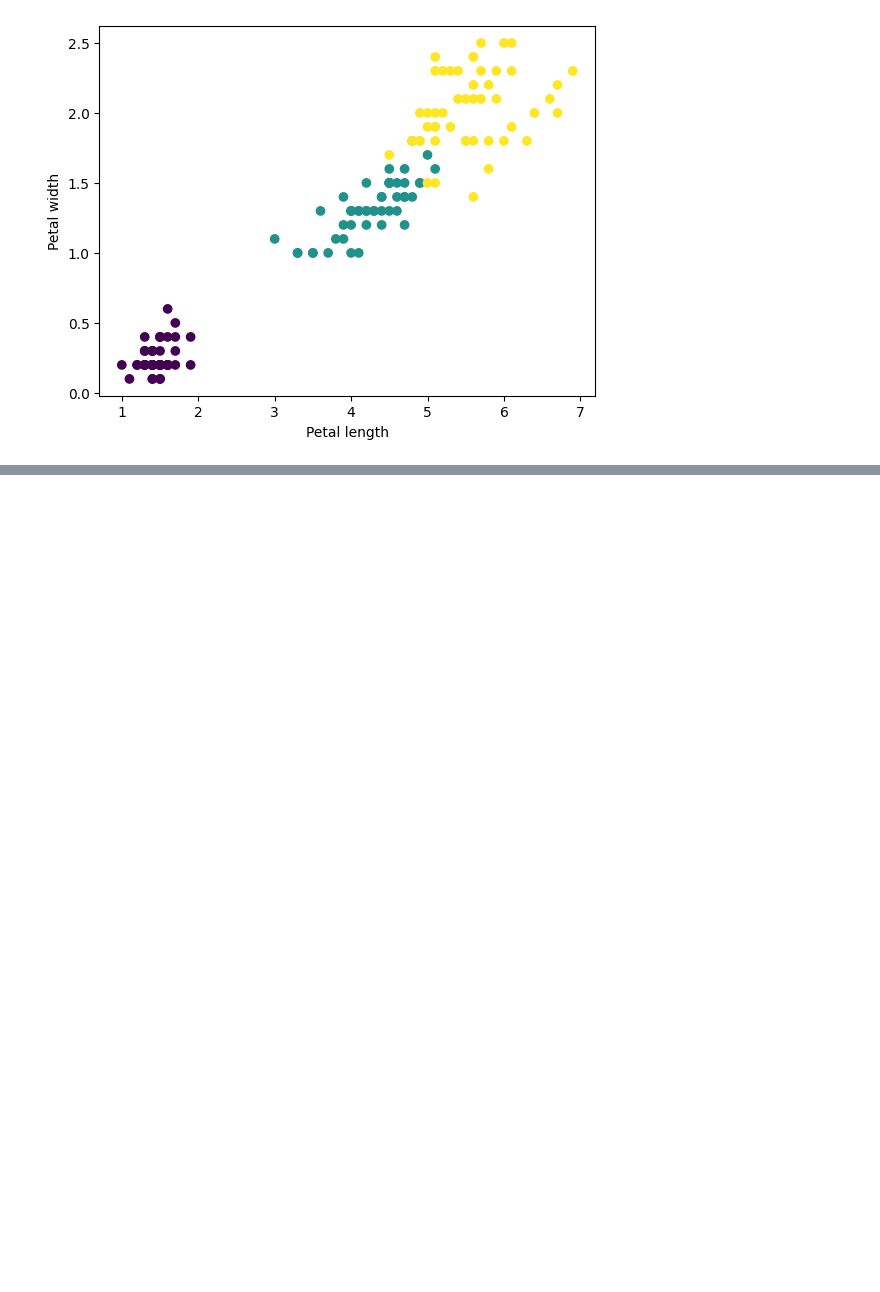
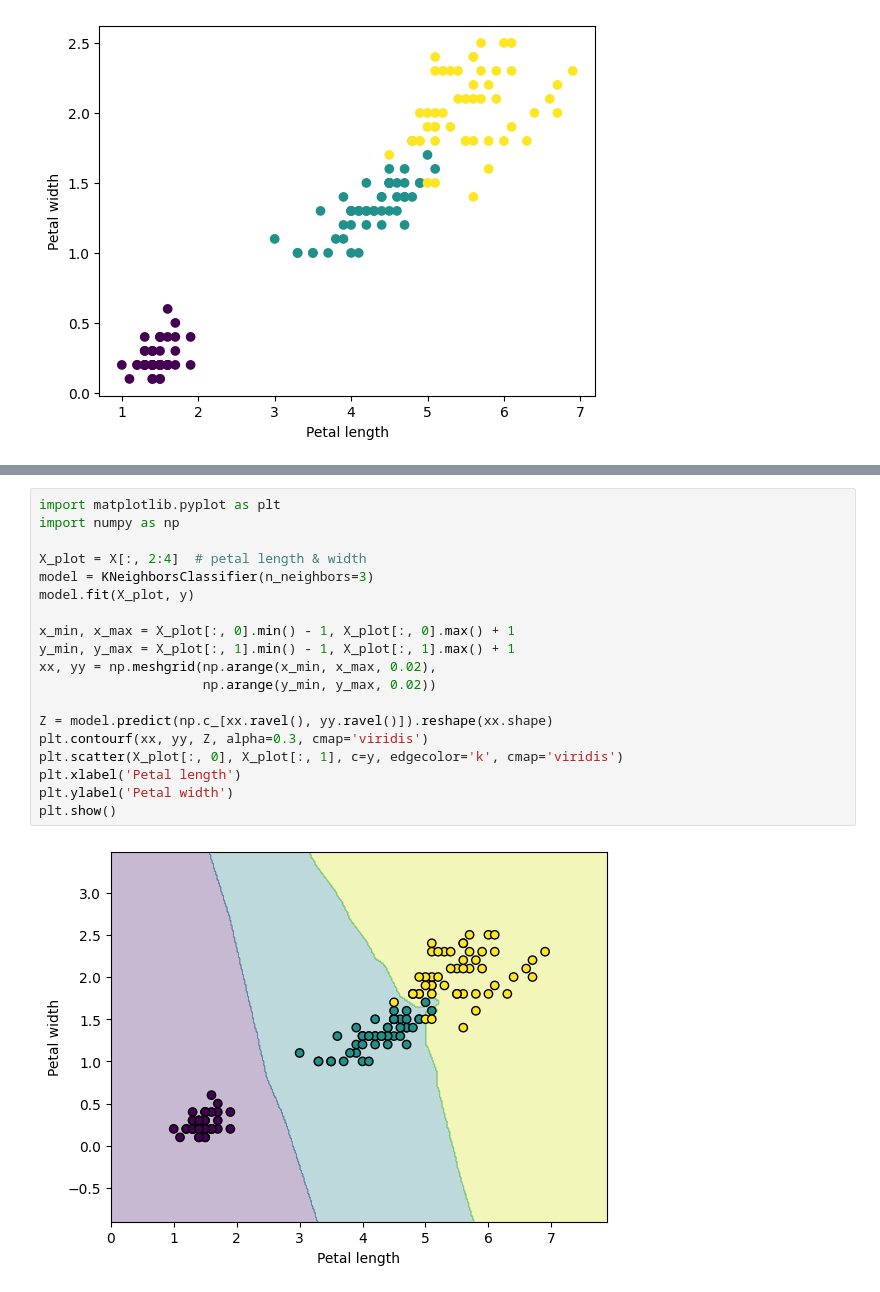
Before and after one commit to acodeforone/22projects, a Jupyter notebook: 01_Iris_Classification_KNN_00_01_00.ipynb, the cells around one changed output, grey strips where cells are left out. Drawn from its saved outputs; the diff is of its cells as text; blank space fills up the shorter version.

```diff
--- a/01_Iris_Classification_KNN_00_01_00.ipynb
+++ b/01_Iris_Classification_KNN_00_01_00.ipynb
@@ -189,0 +209,21 @@ plt.show()
+# %%
+import matplotlib.pyplot as plt
+import numpy as np
+
+X_plot = X[:, 2:4]  # petal length & width
+model = KNeighborsClassifier(n_neighbors=3)
+model.fit(X_plot, y)
+
+x_min, x_max = X_plot[:, 0].min() - 1, X_plot[:, 0].max() + 1
+y_min, y_max = X_plot[:, 1].min() - 1, X_plot[:, 1].max() + 1
+xx, yy = np.meshgrid(np.arange(x_min, x_max, 0.02),
+                     np.arange(y_min, y_max, 0.02))
+
+Z = model.predict(np.c_[xx.ravel(), yy.ravel()]).reshape(xx.shape)
+plt.contourf(xx, yy, Z, alpha=0.3, cmap='viridis')
+plt.scatter(X_plot[:, 0], X_plot[:, 1], c=y, edgecolor='k', cmap='viridis')
+plt.xlabel('Petal length')
+plt.ylabel('Petal width')
+plt.show()
+# %% [output]
+[figure, added]
```
Also changed, not shown: parts of 4 cells of this notebook.
